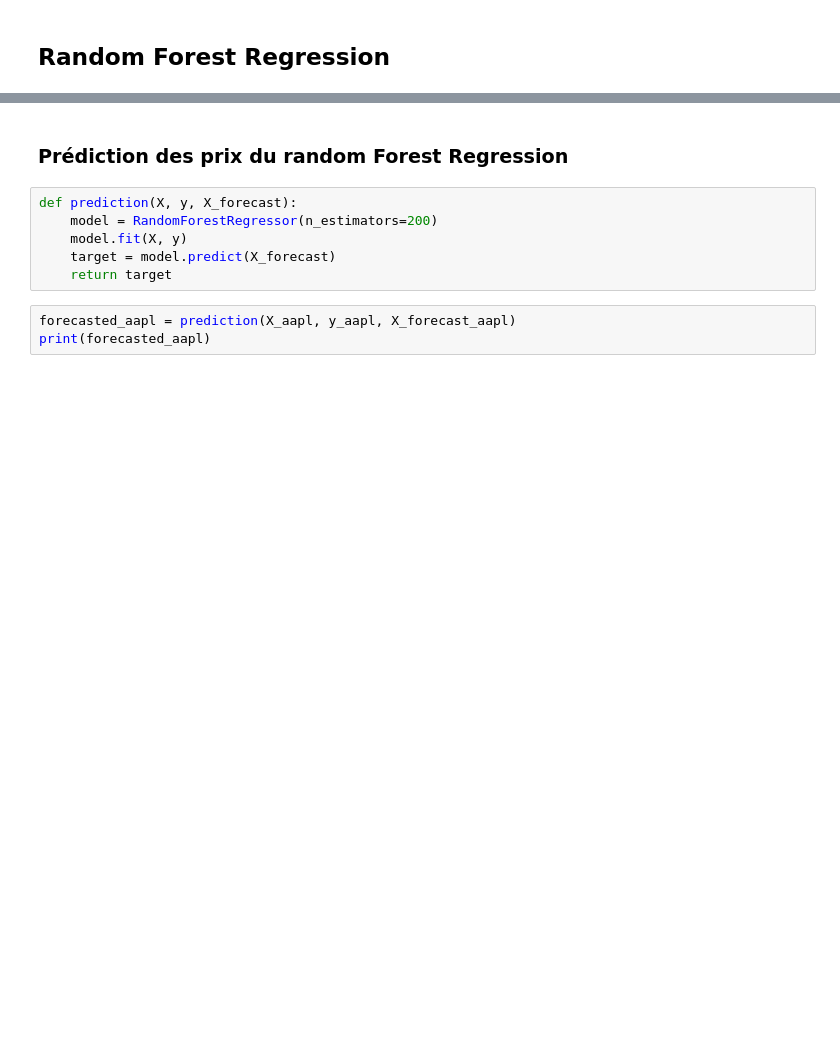
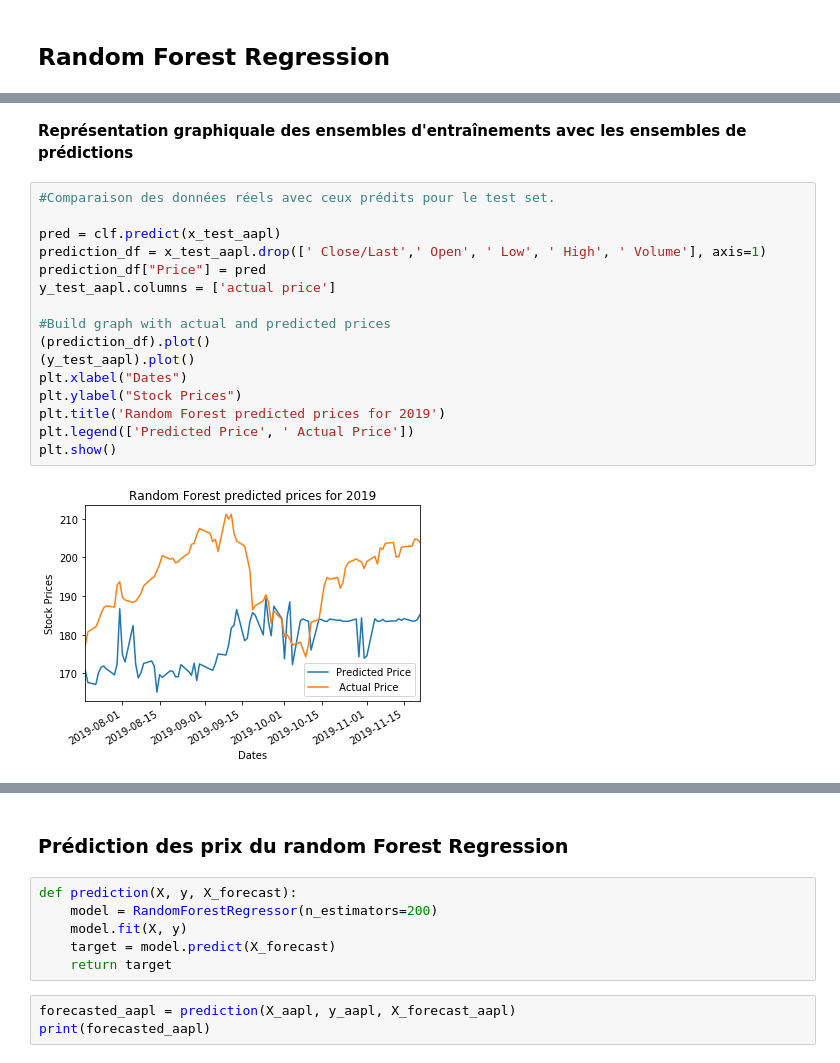
Before and after one commit to MilenaDionne/project-CSI4506, a Jupyter notebook: projetCSI4506.ipynb, the cells around one changed output, grey strips where cells are left out. Cells and saved outputs as stored; diff of their text form; blank space fills up the shorter version.

```diff
--- a/projetCSI4506.ipynb
+++ b/projetCSI4506.ipynb
@@ -221 +237,21 @@ MSE: 273.36
 None
+# %% [markdown]
+**Représentation graphiquale des ensembles d'entraînements avec les ensembles de prédictions**
+# %%
+#Comparaison des données réels avec ceux prédits pour le test set.
+
+pred = clf.predict(x_test_aapl)
+prediction_df = x_test_aapl.drop([' Close/Last',' Open', ' Low', ' High', ' Volume'], axis=1)
+prediction_df["Price"] = pred
+y_test_aapl.columns = ['actual price']
+
+#Build graph with actual and predicted prices
+(prediction_df).plot()
+(y_test_aapl).plot()
+plt.xlabel("Dates")
+plt.ylabel("Stock Prices")
+plt.title('Random Forest predicted prices for 2019')
+plt.legend(['Predicted Price', ' Actual Price'])
+plt.show()
+# %% [output]
+[figure, added]
```
Also changed, not shown: parts of 15 cells of this notebook.
